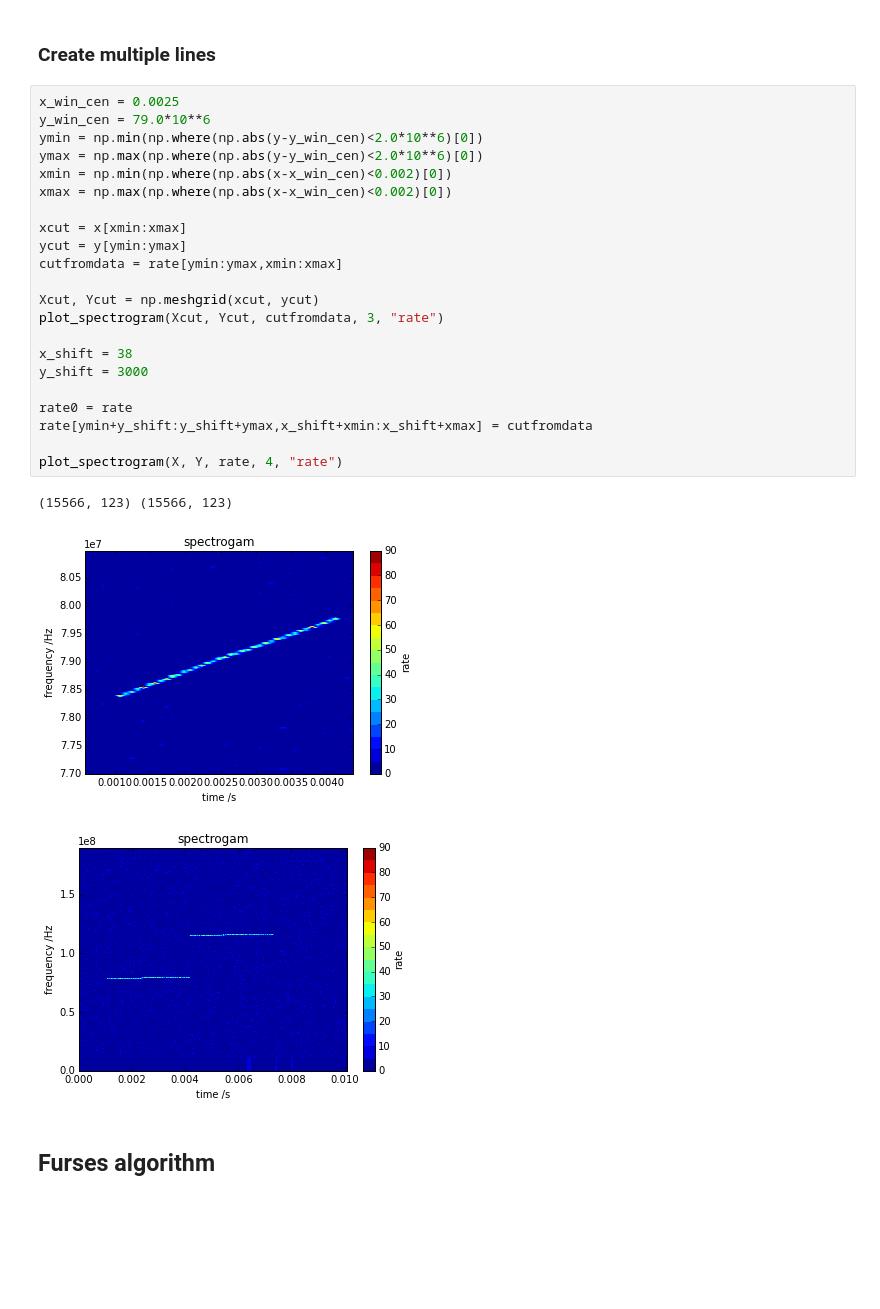
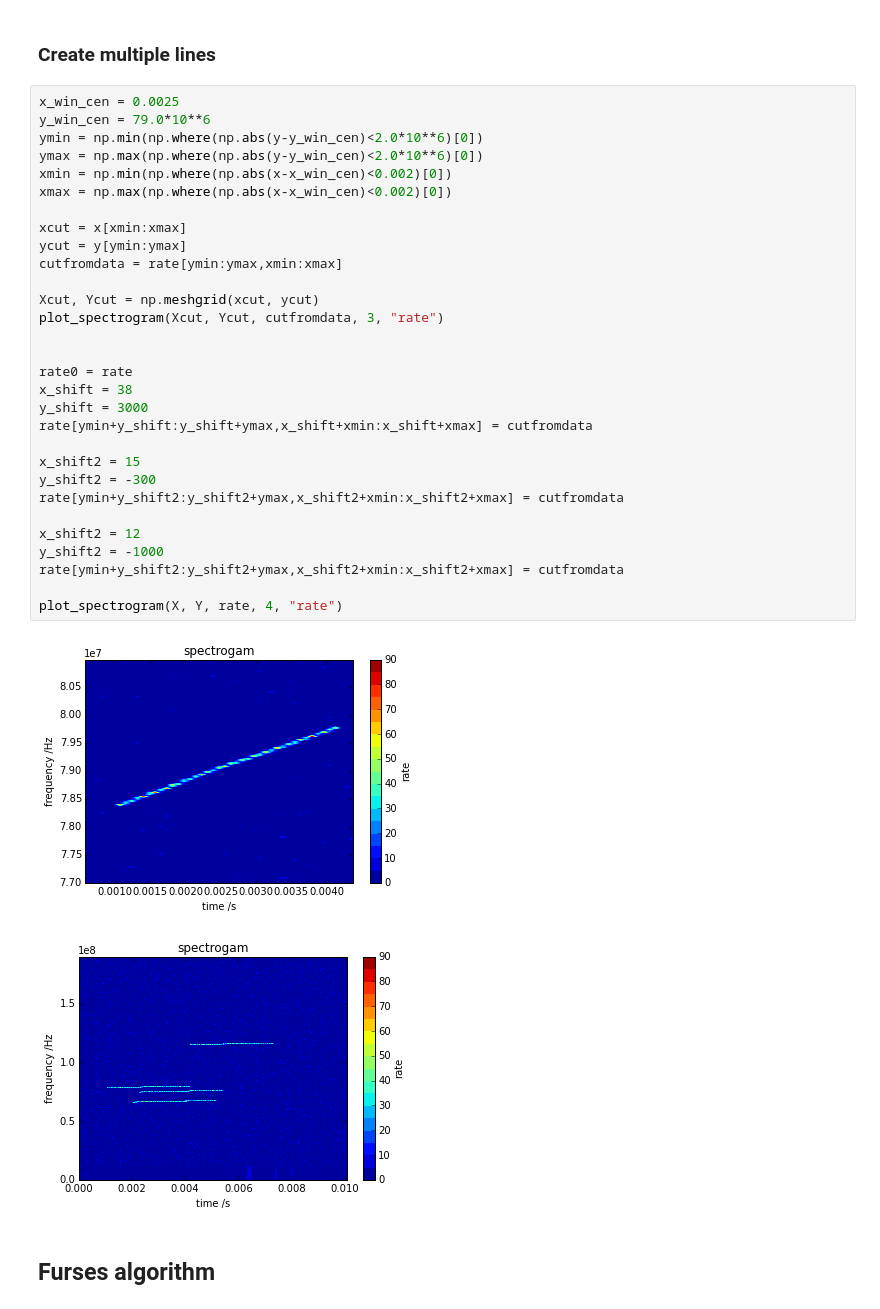
Before and after one commit to cclaessens/furse, a Jupyter notebook: furses_algorithm.ipynb, the cells around one changed output. Drawn from its saved outputs; the diff is of its cells as text; blank space fills up the shorter version.

```diff
--- a/furses_algorithm.ipynb
+++ b/furses_algorithm.ipynb
@@ -40,29 +40,36 @@ plot_spectrogram(X, Y, rate, 2, "rate" )
 # %%
 x_win_cen = 0.0025
 y_win_cen = 79.0*10**6
 ymin = np.min(np.where(np.abs(y-y_win_cen)<2.0*10**6)[0])
 ymax = np.max(np.where(np.abs(y-y_win_cen)<2.0*10**6)[0])
 xmin = np.min(np.where(np.abs(x-x_win_cen)<0.002)[0])
 xmax = np.max(np.where(np.abs(x-x_win_cen)<0.002)[0])
 
 xcut = x[xmin:xmax]
 ycut = y[ymin:ymax]
 cutfromdata = rate[ymin:ymax,xmin:xmax]
 
 Xcut, Ycut = np.meshgrid(xcut, ycut)
 plot_spectrogram(Xcut, Ycut, cutfromdata, 3, "rate")
 
+
+rate0 = rate
 x_shift = 38
 y_shift = 3000
-
-rate0 = rate
 rate[ymin+y_shift:y_shift+ymax,x_shift+xmin:x_shift+xmax] = cutfromdata
 
+x_shift2 = 15
+y_shift2 = -300
+rate[ymin+y_shift2:y_shift2+ymax,x_shift2+xmin:x_shift2+xmax] = cutfromdata
+
+x_shift2 = 12
+y_shift2 = -1000
+rate[ymin+y_shift2:y_shift2+ymax,x_shift2+xmin:x_shift2+xmax] = cutfromdata
+
 plot_spectrogram(X, Y, rate, 4, "rate")
 # %% [output]
-(15566, 123) (15566, 123)
 [figure]
-[figure, old version]
+[figure, new version]
 # %% [markdown]
 ## Furses algorithm
 # %% [markdown]
```
Also changed, not shown: parts of 9 cells of this notebook.
